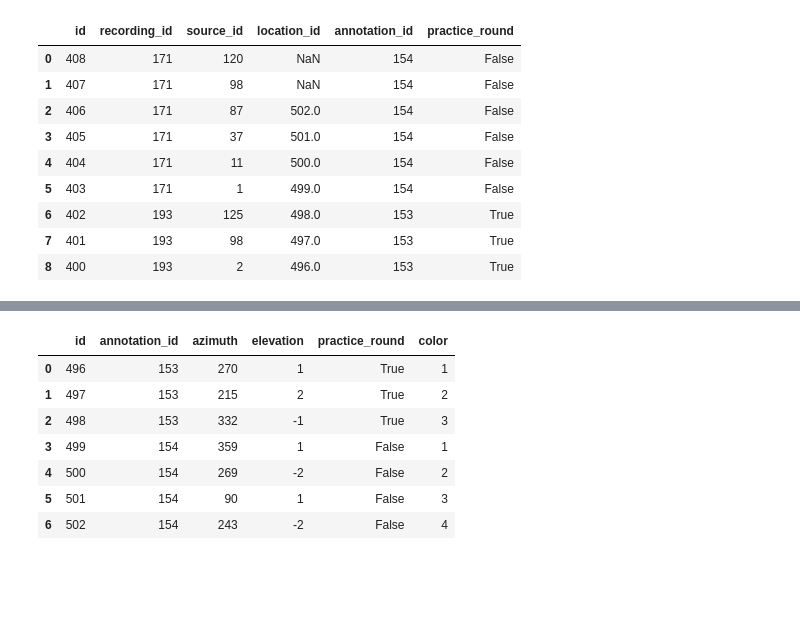
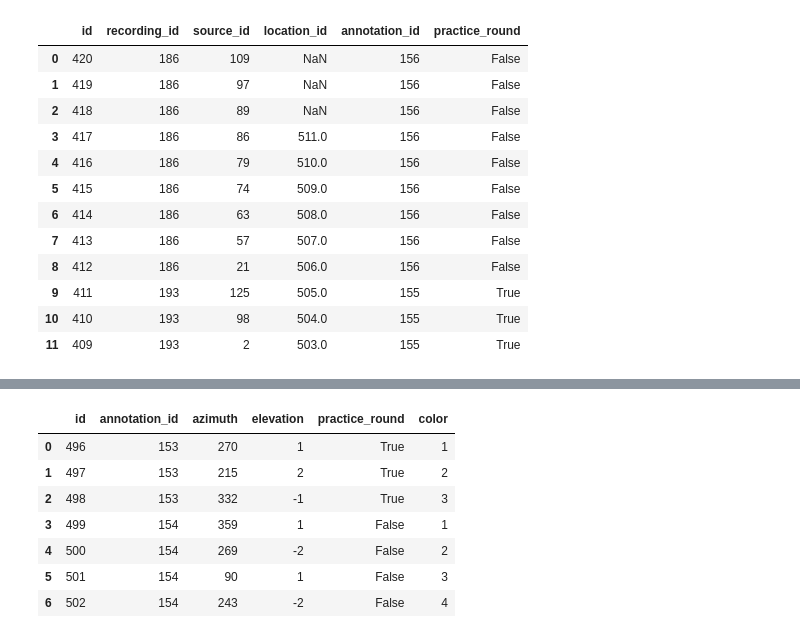
Before and after one commit to ANNIZHENG/Temp-Annotation-Interface, a Jupyter notebook: database/db.ipynb, the cells around one changed output, grey strips where cells are left out. Cells and saved outputs as stored; diff of their text form; code cells hidden in the pictures; blank space fills up the shorter version.

```diff
--- a/database/db.ipynb
+++ b/database/db.ipynb
@@ -20,14 +20,17 @@ pd.read_sql('''select * from "Annotation" where survey_id = '9f708524-a564-4da1-
-# %%
-pd.read_sql('''select * from "Confirmation" where annotation_id = '153' or annotation_id = '154' order by id desc''',eng)
-# %% [output]
-|  | id | recording_id | source_id | location_id | annotation_id | practice_round |
-| 0 | 408 | 171 | 120 | NaN | 154 | False |
-| 1 | 407 | 171 | 98 | NaN | 154 | False |
-| 2 | 406 | 171 | 87 | 502.0 | 154 | False |
-| 3 | 405 | 171 | 37 | 501.0 | 154 | False |
-| 4 | 404 | 171 | 11 | 500.0 | 154 | False |
-| 5 | 403 | 171 | 1 | 499.0 | 154 | False |
-| 6 | 402 | 193 | 125 | 498.0 | 153 | True |
-| 7 | 401 | 193 | 98 | 497.0 | 153 | True |
-| 8 | 400 | 193 | 2 | 496.0 | 153 | True |
+# %%
+pd.read_sql('''select * from "Confirmation" where annotation_id = '155' or annotation_id = '156' order by id desc''',eng)
+# %% [output]
+|  | id | recording_id | source_id | location_id | annotation_id | practice_round |
+| 0 | 420 | 186 | 109 | NaN | 156 | False |
+| 1 | 419 | 186 | 97 | NaN | 156 | False |
+| 2 | 418 | 186 | 89 | NaN | 156 | False |
+| 3 | 417 | 186 | 86 | 511.0 | 156 | False |
+| 4 | 416 | 186 | 79 | 510.0 | 156 | False |
+| 5 | 415 | 186 | 74 | 509.0 | 156 | False |
+| 6 | 414 | 186 | 63 | 508.0 | 156 | False |
+| 7 | 413 | 186 | 57 | 507.0 | 156 | False |
+| 8 | 412 | 186 | 21 | 506.0 | 156 | False |
+| 9 | 411 | 193 | 125 | 505.0 | 155 | True |
+| 10 | 410 | 193 | 98 | 504.0 | 155 | True |
+| 11 | 409 | 193 | 2 | 503.0 | 155 | True |
 # %%
```
Also changed, not shown: parts of 3 cells of this notebook, 1 other file.
